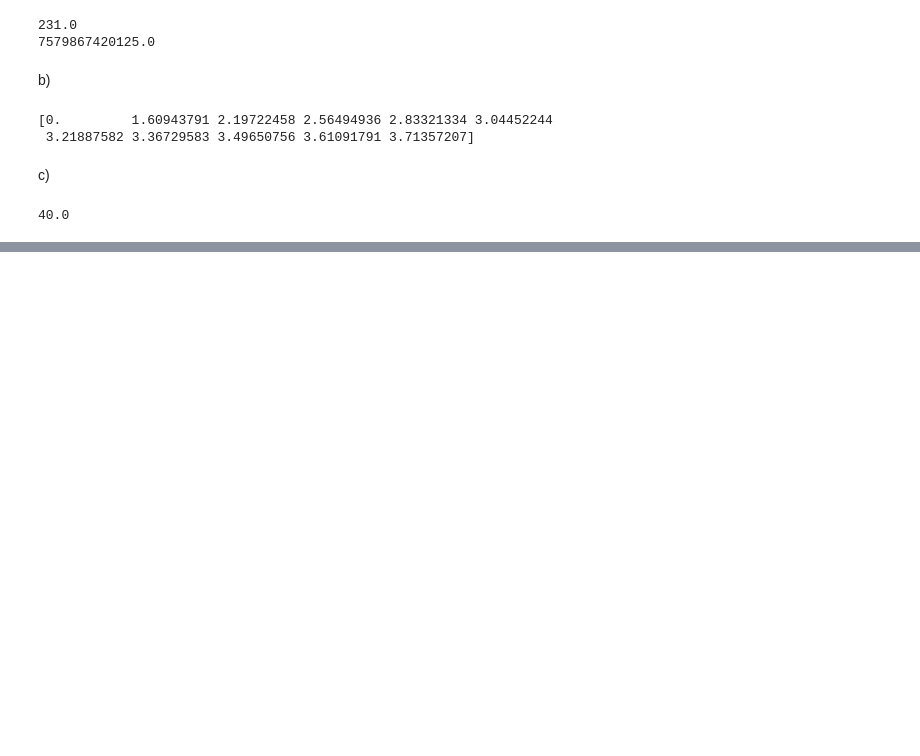
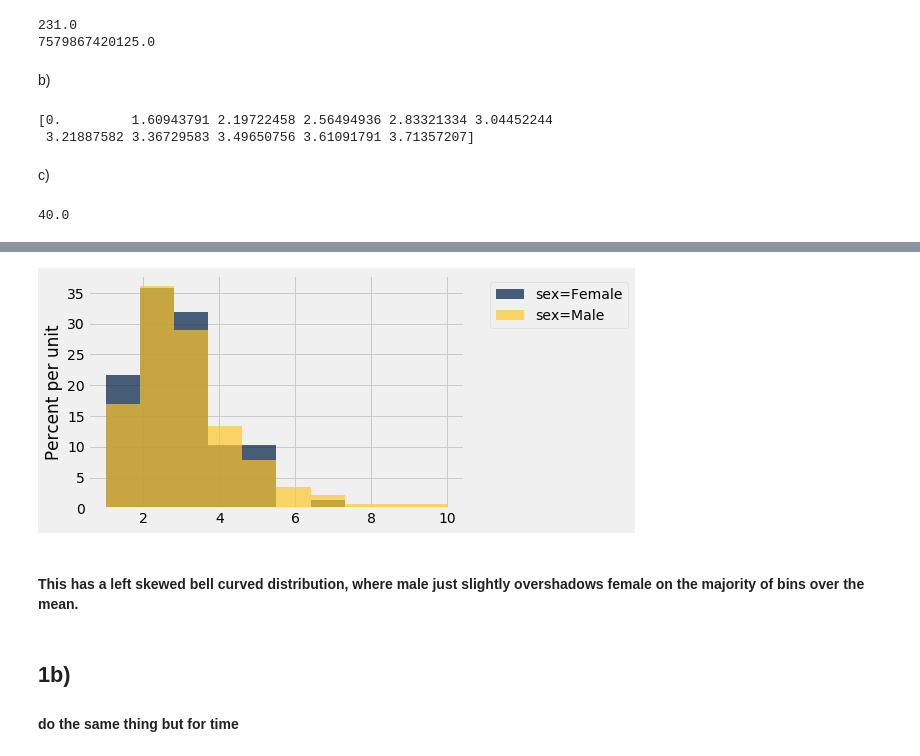
Before and after one commit to coen-williams/cwilliams_Math377, a Jupyter notebook: My Jupiter Notebook Coen W.ipynb, the cells around one changed output, grey strips where cells are left out. Drawn from its saved outputs; the diff is of its cells as text; code cells hidden in the pictures; blank space fills up the shorter version.

```diff
--- a/My Jupiter Notebook Coen W.ipynb
+++ b/My Jupiter Notebook Coen W.ipynb
@@ -422,0 +425,8 @@ print(diffs)
+# %%
+import numpy as np
+from datascience import *
+%matplotlib inline
+import matplotlib.pyplot as plots
+plots.style.use('fivethirtyeight')
+import warnings
+warnings.simplefilter(action="ignore", category=FutureWarning)
@@ -422,0 +435,3 @@ print(diffs)
+# %%
+tips=Table.read_table('tips.csv')
+tips
@@ -422,0 +478,9 @@ print(diffs)
+# %%
+tips.select('sex', 'tip').hist('tip', group='sex')
+# %% [output]
+[figure, added]
+# %% [markdown]
+#### This has a left skewed bell curved distribution, where male just slightly overshadows female on the majority of bins over the mean.
+# %% [markdown]
+## 1b)
+#### do the same thing but for time
```
Also changed, not shown: parts of 17 cells of this notebook, 9 other files.
